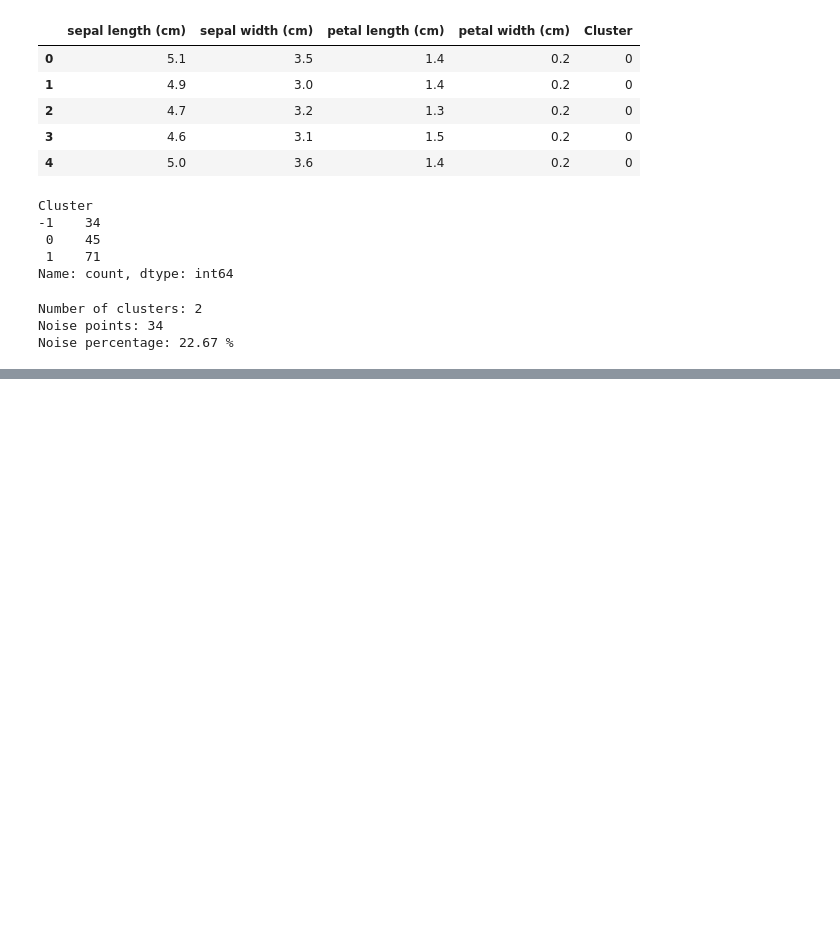
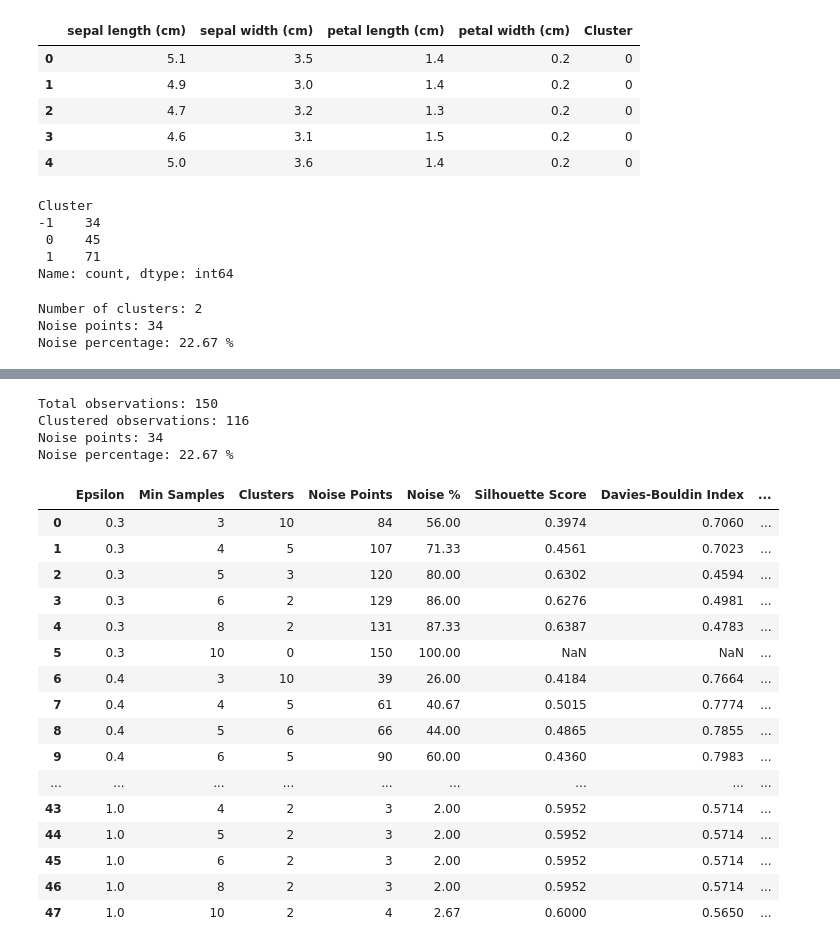
Before and after one commit to Gyrith/Machine-Learning-Models, a Jupyter notebook: Unsupervised Learning/DBSCAN Clustering.ipynb, the cells around one changed output, grey strips where cells are left out. Drawn from its saved outputs; the diff is of its cells as text; code cells hidden in the pictures; blank space fills up the shorter version.

```diff
--- a/Unsupervised Learning/DBSCAN Clustering.ipynb
+++ b/Unsupervised Learning/DBSCAN Clustering.ipynb
@@ -588,4 +588,15 @@ Number of clusters: 2
 Noise points: 34
 Noise percentage: 22.67 %
 # %%
-# Eva
+# Evaluation
+mask = iris_clusters != -1
+
+X_eval = X_iris_scaled[mask]
+clusters_eval = iris_clusters[mask]
+
+if len(set(clusters_eval)) > 1:
+    print("Silhouette Score:", silhouette_score(X_eval, clusters_eval))
+    print("Davies-Bouldin Index:", davies_bouldin_score(X_eval, clusters_eval))
+    print("Calinski-Harabasz Score:", calinski_harabasz_score(X_eval, clusters_eval))
+else:
+    print("Evaluation requires at least two non-noise clusters.")
@@ -591,0 +607,66 @@ Noise percentage: 22.67 %
+# %%
+print("Total observations:", len(iris_clusters))
+print("Clustered observations:", sum(mask))
+print("Noise points:", sum(~mask))
+print("Noise percentage:", round(sum(~mask) / len(iris_clusters) * 100, 2), "%")
+# %% [output]
+Total observations: 150
+Clustered observations: 116
+Noise points: 34
+Noise percentage: 22.67 %
+# %%
+# parameter tuning
+results = []
+
+for eps in [0.3, 0.4, 0.5, 0.6, 0.7, 0.8, 0.9, 1.0]:
+    for min_samples in [3, 4, 5, 6, 8, 10]:
+        model = DBSCAN(eps=eps, min_samples=min_samples)
+        labels = model.fit_predict(X_iris_scaled)
+
+        n_clusters = len(set(labels)) - (1 if -1 in labels else 0)
+        n_noise = np.sum(labels == -1)
+
+        if n_clusters >= 2:
+            mask = labels != -1
+            X_eval = X_iris_scaled[mask]
+            labels_eval = labels[mask]
+
+            silhouette = silhouette_score(X_eval, labels_eval)
+            db_index = davies_bouldin_score(X_eval, labels_eval)
+            ch_score = calinski_harabasz_score(X_eval, labels_eval)
+        else:
+            silhouette = np.nan
+            db_index = np.nan
+            ch_score = np.nan
+
+        results.append({
+            'Epsilon': eps,
+            'Min Samples': min_samples,
+            'Clusters': n_clusters,
+            'Noise Points': n_noise,
+            'Noise %': round(n_noise / len(labels) * 100, 2),
+            'Silhouette Score': silhouette,
+            'Davies-Bouldin Index': db_index,
+            'Calinski-Harabasz Score': ch_score
+        })
+
+dbscan_iris_results = pd.DataFrame(results)
+dbscan_iris_results.round(4)
+# %% [output]
+|  | Epsilon | Min Samples | Clusters | Noise Points | Noise % | Silhouette Score | Davies-Bouldin Index | ... |
+| 0 | 0.3 | 3 | 10 | 84 | 56.00 | 0.3974 | 0.7060 | ... |
+| 1 | 0.3 | 4 | 5 | 107 | 71.33 | 0.4561 | 0.7023 | ... |
+| 2 | 0.3 | 5 | 3 | 120 | 80.00 | 0.6302 | 0.4594 | ... |
+| 3 | 0.3 | 6 | 2 | 129 | 86.00 | 0.6276 | 0.4981 | ... |
+| 4 | 0.3 | 8 | 2 | 131 | 87.33 | 0.6387 | 0.4783 | ... |
+| 5 | 0.3 | 10 | 0 | 150 | 100.00 | NaN | NaN | ... |
+| 6 | 0.4 | 3 | 10 | 39 | 26.00 | 0.4184 | 0.7664 | ... |
+| 7 | 0.4 | 4 | 5 | 61 | 40.67 | 0.5015 | 0.7774 | ... |
+| 8 | 0.4 | 5 | 6 | 66 | 44.00 | 0.4865 | 0.7855 | ... |
+| 9 | 0.4 | 6 | 5 | 90 | 60.00 | 0.4360 | 0.7983 | ... |
+| ... | ... | ... | ... | ... | ... | ... | ... | ... |
+| 43 | 1.0 | 4 | 2 | 3 | 2.00 | 0.5952 | 0.5714 | ... |
+| 44 | 1.0 | 5 | 2 | 3 | 2.00 | 0.5952 | 0.5714 | ... |
+| 45 | 1.0 | 6 | 2 | 3 | 2.00 | 0.5952 | 0.5714 | ... |
+| 46 | 1.0 | 8 | 2 | 3 | 2.00 | 0.5952 | 0.5714 | ... |
+| 47 | 1.0 | 10 | 2 | 4 | 2.67 | 0.6000 | 0.5650 | ... |
```
Also changed, not shown: parts of 7 cells of this notebook.
